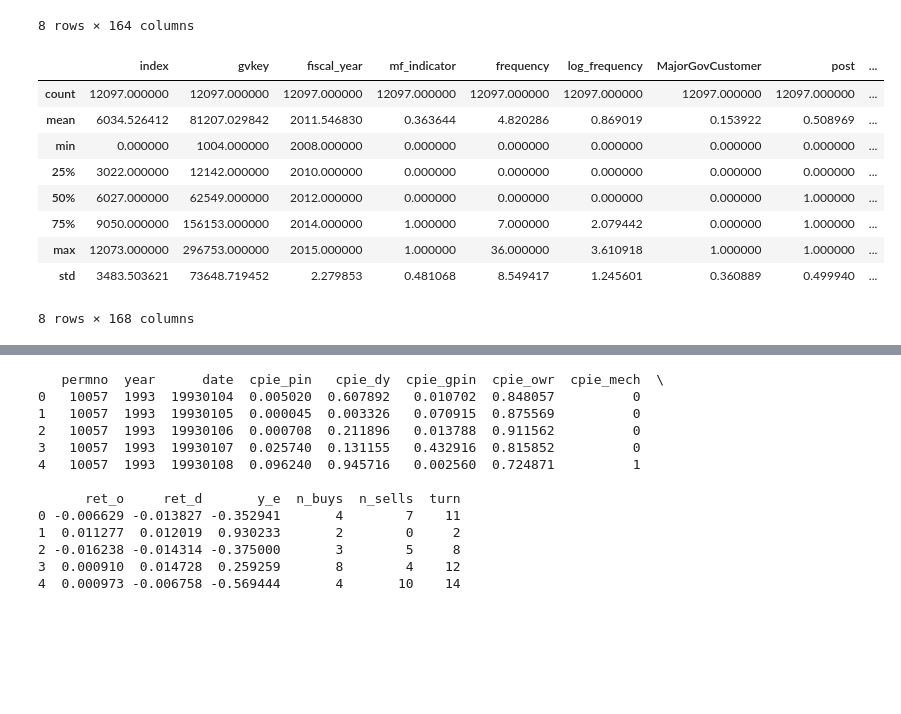
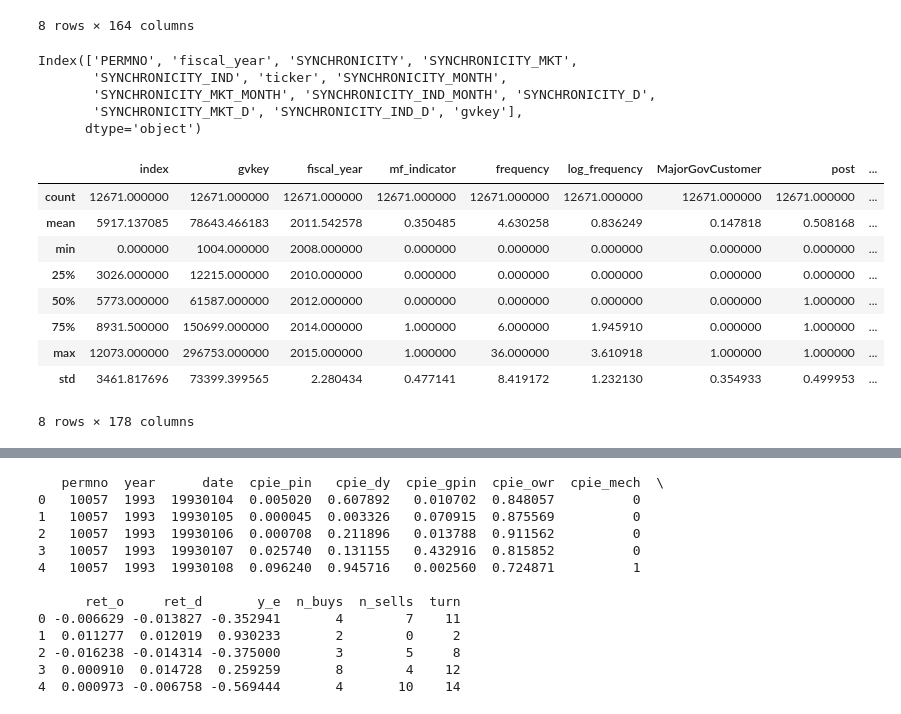
Before and after one commit to wangyouan/STOCKAct, a Jupyter notebook: Notebook/ConstructRegressionData.ipynb, the cells around one changed output, grey strips where cells are left out. Cells and saved outputs as stored; diff of their text form; code cells hidden in the pictures; blank space fills up the shorter version.

Commit message:
update calculation for SYNCHRONICITY

```diff
--- a/Notebook/ConstructRegressionData.ipynb
+++ b/Notebook/ConstructRegressionData.ipynb
@@ -58,7 +58,7 @@ print(' '.join(xlabel))
 # Merge Analysts FCSTERROR DISPERSION market information data.
 # %%
 # load regression data
-reg_df: DataFrame = pd.read_stata(os.path.join(const.RESULT_PATH, '20240825_stock_act_reg_data_v2.dta'))
+reg_df: DataFrame = pd.read_stata(os.path.join(const.RESULT_PATH, '20241009_stock_act_reg_data_v2.dta'))
 
 # load sue123 data
 sue123_df: DataFrame = pd.read_pickle(os.path.join(const.TEMP_PATH, '20241006_sue123_data_annual.pkl'))
@@ -68,6 +68,10 @@ adf_df: DataFrame = pd.read_pickle(os.path.join(const.TEMP_PATH, '20241006_analy
 
 # load synchrony data
 synchrony_df: DataFrame = pd.read_pickle(os.path.join(const.TEMP_PATH, '20241006_synchrony_weekly.pkl'))
+synchrony_df_monthly: DataFrame = pd.read_pickle(os.path.join(const.TEMP_PATH, '20241010_synchrony_monthly.pkl'))
+synchrony_df_daily: DataFrame = pd.read_pickle(os.path.join(const.TEMP_PATH, '20241010_synchrony_daily.pkl'))
+synchrony_df: DataFrame = synchrony_df.merge(synchrony_df_monthly, on=['PERMNO', 'year'], how='left', suffixes=('', '_MONTH')).merge(
+    synchrony_df_daily, on=['PERMNO', 'year'], how='left')
 # %%
 # merge with sue 123 data
 sue123_df['gvkey'] = sue123_df['gvkey'].astype(int)
@@ -135,20 +139,40 @@ reg_df3.describe()
 8 rows × 164 columns
 # %%
 # merge sync data
-synchrony_df.rename(columns={'TICKER': 'ticker'}, inplace=True)
-synchrony_df.loc[:, const.YEAR] = synchrony_df['year']
-synchrony_df_valid: DataFrame = synchrony_df.loc[:, ['ticker', const.YEAR, 'SYNCHRONICITY', 'SYNCHRONICITY_MKT', 'SYNCHRONICITY_IND', 'PERMNO']]
-
-reg_df4: DataFrame = reg_df3.merge(synchrony_df_valid, on=['ticker', const.YEAR], how='left')
-reg_df4.describe()
+synchrony_df.rename(columns={'TICKER': 'ticker', 'year': const.YEAR}, inplace=True)
+crsp_comp_link: DataFrame = pd.read_pickle(os.path.join(const.TEMP_PATH, 'crsp_comp.pkl')).rename(columns={'permco': 'PERMNO'})
+synchrony_df_gvkey = synchrony_df.merge(crsp_comp_link, on=['PERMNO'], how='left')
+synchrony_df_gvkey['gvkey'] = pd.to_numeric(synchrony_df_gvkey['gvkey'], errors='coerce')
-# %% [output]
-|  | index | gvkey | fiscal_year | mf_indicator | frequency | log_frequency | MajorGovCustomer | post | ... |
-| count | 12097.000000 | 12097.000000 | 12097.000000 | 12097.000000 | 12097.000000 | 12097.000000 | 12097.000000 | 12097.000000 | ... |
-| mean | 6034.526412 | 81207.029842 | 2011.546830 | 0.363644 | 4.820286 | 0.869019 | 0.153922 | 0.508969 | ... |
-| min | 0.000000 | 1004.000000 | 2008.000000 | 0.000000 | 0.000000 | 0.000000 | 0.000000 | 0.000000 | ... |
-| 25% | 3022.000000 | 12142.000000 | 2010.000000 | 0.000000 | 0.000000 | 0.000000 | 0.000000 | 0.000000 | ... |
-| 50% | 6027.000000 | 62549.000000 | 2012.000000 | 0.000000 | 0.000000 | 0.000000 | 0.000000 | 1.000000 | ... |
-| 75% | 9050.000000 | 156153.000000 | 2014.000000 | 1.000000 | 7.000000 | 2.079442 | 0.000000 | 1.000000 | ... |
-| max | 12073.000000 | 296753.000000 | 2015.000000 | 1.000000 | 36.000000 | 3.610918 | 1.000000 | 1.000000 | ... |
-| std | 3483.503621 | 73648.719452 | 2.279853 | 0.481068 | 8.549417 | 1.245601 | 0.360889 | 0.499940 | ... |
-8 rows × 168 columns
+# %%
+synchrony_df_gvkey.keys()
+# %% [output]
+Index(['PERMNO', 'fiscal_year', 'SYNCHRONICITY', 'SYNCHRONICITY_MKT',
+       'SYNCHRONICITY_IND', 'ticker', 'SYNCHRONICITY_MONTH',
+       'SYNCHRONICITY_MKT_MONTH', 'SYNCHRONICITY_IND_MONTH', 'SYNCHRONICITY_D',
+       'SYNCHRONICITY_MKT_D', 'SYNCHRONICITY_IND_D', 'gvkey'],
+      dtype='object')
+# %%
+reg_df2: DataFrame = reg_df.drop(['SYNCHRONICITY', 'SYNCHRONICITY_MKT', 'SYNCHRONICITY_IND'], axis=1).merge(
+    synchrony_df_gvkey.drop(['ticker', 'PERMNO'], axis=1).dropna(subset=['gvkey']), on=['gvkey', const.YEAR], how='left', suffixes=('', '_gvkey')).merge(
+    synchrony_df_gvkey.drop(['gvkey', 'PERMNO'], axis=1).dropna(subset=['ticker']), on=['ticker', const.YEAR], how='left', suffixes=('', '_ticker')).merge(
+    synchrony_df_gvkey.drop(['gvkey', 'ticker'], axis=1).dropna(subset=['PERMNO']), on=['PERMNO', const.YEAR], how='left', suffixes=('', '_PERMNO'))
+
+key_to_drop = list()
+for key in ['SYNCHRONICITY', 'SYNCHRONICITY_MKT', 'SYNCHRONICITY_IND', 'SYNCHRONICITY_MONTH','SYNCHRONICITY_MKT_MONTH',
+            'SYNCHRONICITY_IND_MONTH', 'SYNCHRONICITY_D', 'SYNCHRONICITY_MKT_D', 'SYNCHRONICITY_IND_D']:
+    reg_df2[key] = reg_df2[key].fillna(reg_df2[f'{key}_ticker']).fillna(reg_df2[f'{key}_PERMNO'])
+    key_to_drop.extend([f'{key}_ticker', f'{key}_PERMNO'])
+
+reg_df2.drop(key_to_drop, axis=1, inplace=True)
+reg_df2.describe()
+# %% [output]
+|  | index | gvkey | fiscal_year | mf_indicator | frequency | log_frequency | MajorGovCustomer | post | ... |
+| count | 12671.000000 | 12671.000000 | 12671.000000 | 12671.000000 | 12671.000000 | 12671.000000 | 12671.000000 | 12671.000000 | ... |
+| mean | 5917.137085 | 78643.466183 | 2011.542578 | 0.350485 | 4.630258 | 0.836249 | 0.147818 | 0.508168 | ... |
+| min | 0.000000 | 1004.000000 | 2008.000000 | 0.000000 | 0.000000 | 0.000000 | 0.000000 | 0.000000 | ... |
+| 25% | 3026.000000 | 12215.000000 | 2010.000000 | 0.000000 | 0.000000 | 0.000000 | 0.000000 | 0.000000 | ... |
+| 50% | 5773.000000 | 61587.000000 | 2012.000000 | 0.000000 | 0.000000 | 0.000000 | 0.000000 | 1.000000 | ... |
+| 75% | 8931.500000 | 150699.000000 | 2014.000000 | 1.000000 | 6.000000 | 1.945910 | 0.000000 | 1.000000 | ... |
+| max | 12073.000000 | 296753.000000 | 2015.000000 | 1.000000 | 36.000000 | 3.610918 | 1.000000 | 1.000000 | ... |
+| std | 3461.817696 | 73399.399565 | 2.280434 | 0.477141 | 8.419172 | 1.232130 | 0.354933 | 0.499953 | ... |
+8 rows × 178 columns
```
Also changed, not shown: parts of 17 cells of this notebook, 2 other files.
